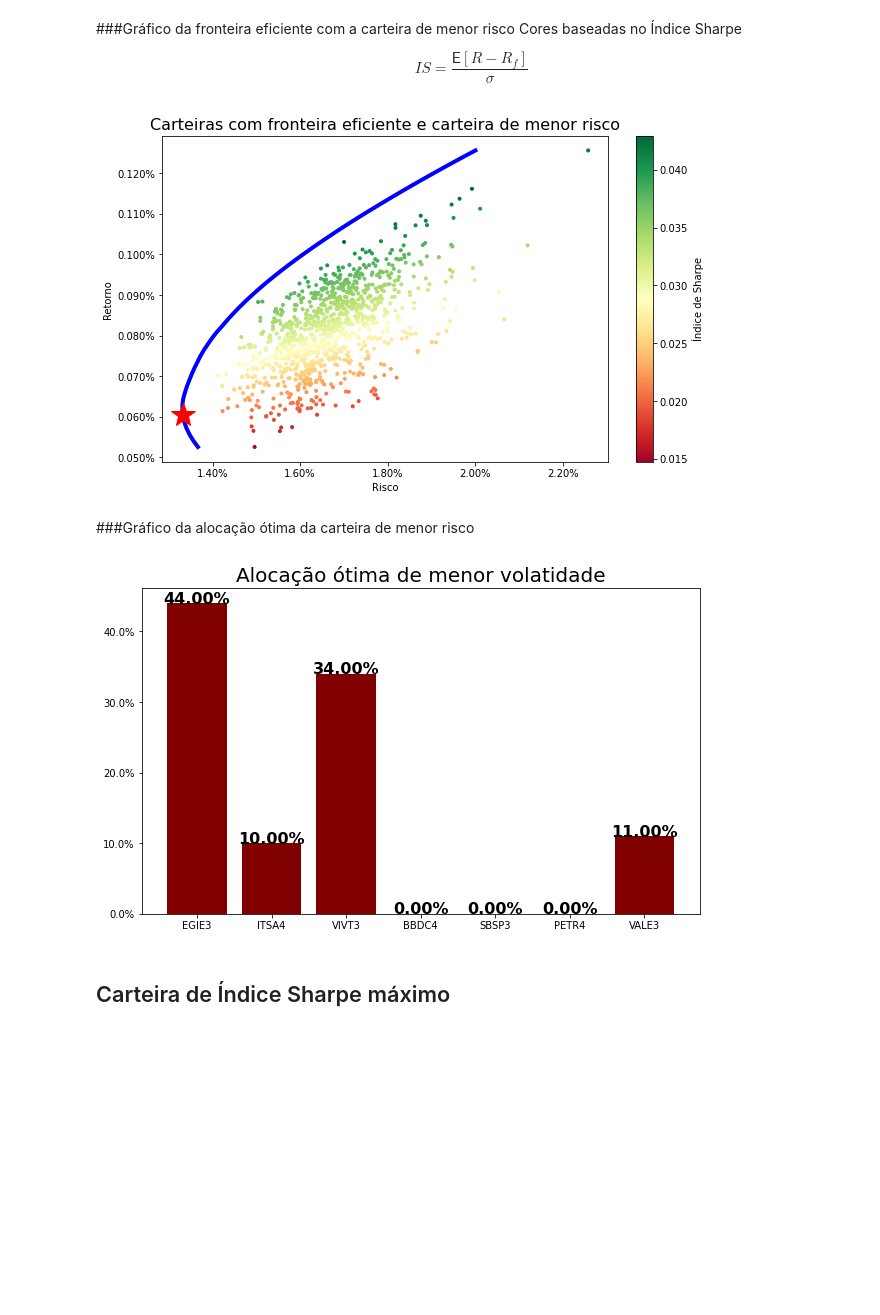
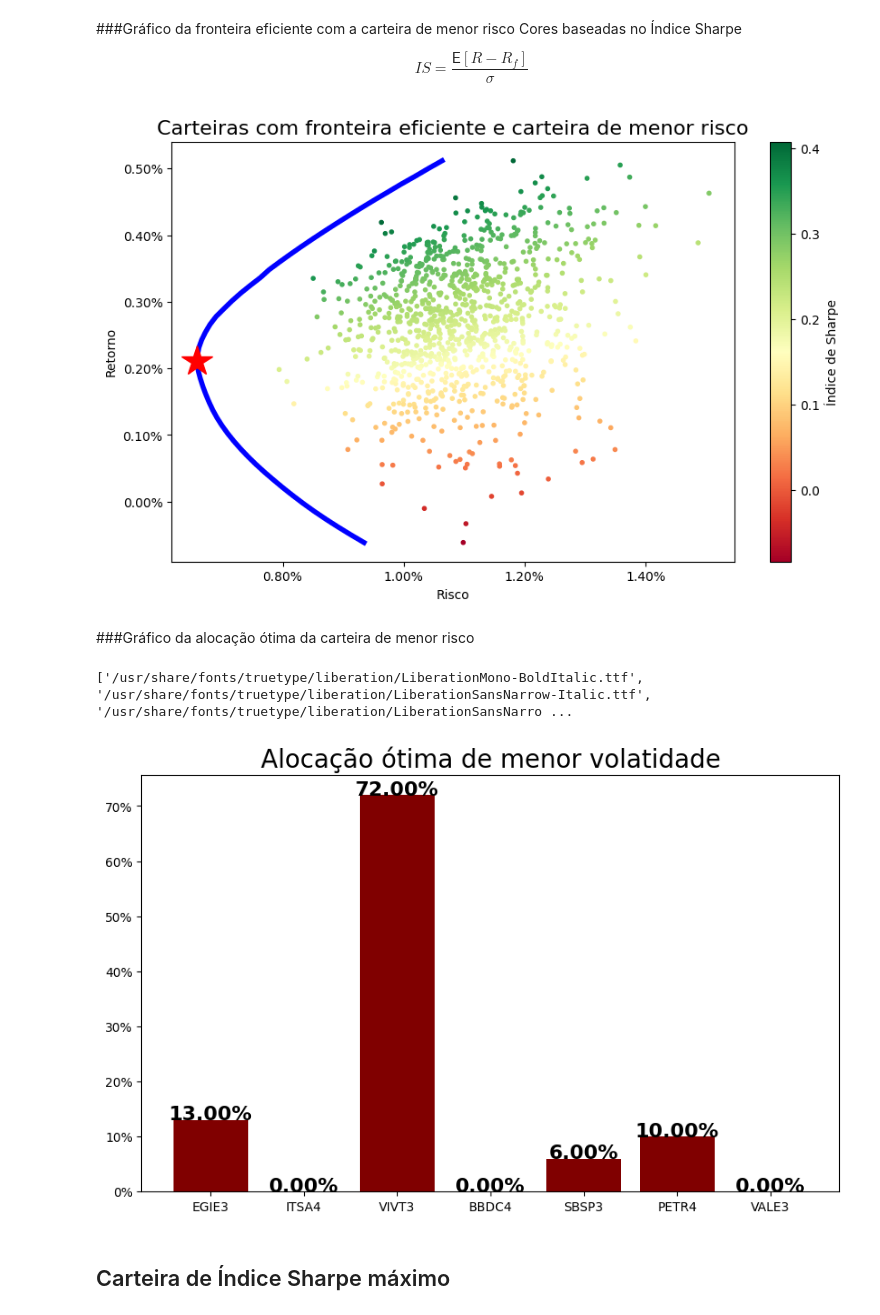
Before and after one commit to Schiessl/AgoraVAI, a Jupyter notebook: Markowitz_Teoria_Moderna_de_Portfolio.ipynb, the cells around one changed output. Drawn from its saved outputs; the diff is of its cells as text; code cells hidden in the pictures; blank space fills up the shorter version.

```diff
--- a/Markowitz_Teoria_Moderna_de_Portfolio.ipynb
+++ b/Markowitz_Teoria_Moderna_de_Portfolio.ipynb
@@ -76,7 +78,8 @@ tickers = ['EGIE3.SA', 'ITSA4.SA', 'VIVT3.SA', 'BBDC4.SA', 'SBSP3.SA','PETR4.SA'
 precos = pd.DataFrame()
 
 for i in tickers:
-    precos[i] = pdr.data.get_data_yahoo(i,start=data_inicio, end=date_today)['Adj Close'] # Importa somente preços ajustados
+  ticker = yf.Ticker(i)
+  precos[i] = ticker.history()["Close"]
 # %% [markdown]
 ###Renomeando colunas
 # %%
@@ -139,5 +143,5 @@ retornos.head()
 # %%
-retornos = np.log(precos/precos.shift(1))
+retornos = np.log(precos/precos.shift(1)).dropna()
 retornos.head()
 # %% [output]
 |  | EGIE3 | ITSA4 | VIVT3 | BBDC4 | SBSP3 | PETR4 | VALE3 |
@@ -296,35 +300,43 @@ plt.colorbar(label='Índice de Sharpe')
 plt.gca().yaxis.set_major_formatter(mtick.PercentFormatter(xmax=1.0))
 plt.gca().xaxis.set_major_formatter(mtick.PercentFormatter(xmax=1.0))
 # %% [output]
-[figure, old version]
+[figure, new version]
 # %% [markdown]
 ###Gráfico da alocação ótima da carteira de menor risco
+# %%
+import matplotlib.font_manager
+
+font_list = matplotlib.font_manager.findSystemFonts()
+print(font_list)
+# %% [output]
+['/usr/share/fonts/truetype/liberation/LiberationMono-BoldItalic.ttf', '/usr/share/fonts/truetype/liberation/LiberationSansNarrow-Italic.ttf', '/usr/share/fonts/truetype/liberation/LiberationSansNarro ...
 # %%
 x=rotulo
 y=peso_otimo
 
 # definir fonte
-font = {'family' : 'normal', 'weight' : 'bold', 'size' : 16}
+# font = {'family' : 'LiberationSans', 'weight' : 'bold', 'size' : 16}
+font = {'weight' : 'bold', 'size' : 16}
 
 # função para adicionar valor das barras
 def addlabels(x,y):
     for i in range(len(x)):
 #        plt.text(i,y[i],y[i], ha = 'center')
         plt.text(i, y[i], '{:.2%}'.format(y[i]), ha = 'center', **font )
 
 fig, ax =plt.subplots(figsize=(10,6))
 
 #Faz o gráfico de barras
 plt.bar(x, y, color='maroon' )
 
 # chama a função para adicionar valor nas barras
 addlabels(x, y)
 # adiciona título
 plt.title('Alocação ótima de menor volatidade', fontsize= 20)
 # transforma eixo y em percentual
 plt.gca().yaxis.set_major_formatter(mtick.PercentFormatter(xmax=1.0))
 # %% [output]
-[figure, old version]
+[figure, new version]
 # %% [markdown]
 ## Carteira de Índice Sharpe máximo
 # %%
```
Also changed, not shown: parts of 15 cells of this notebook.
